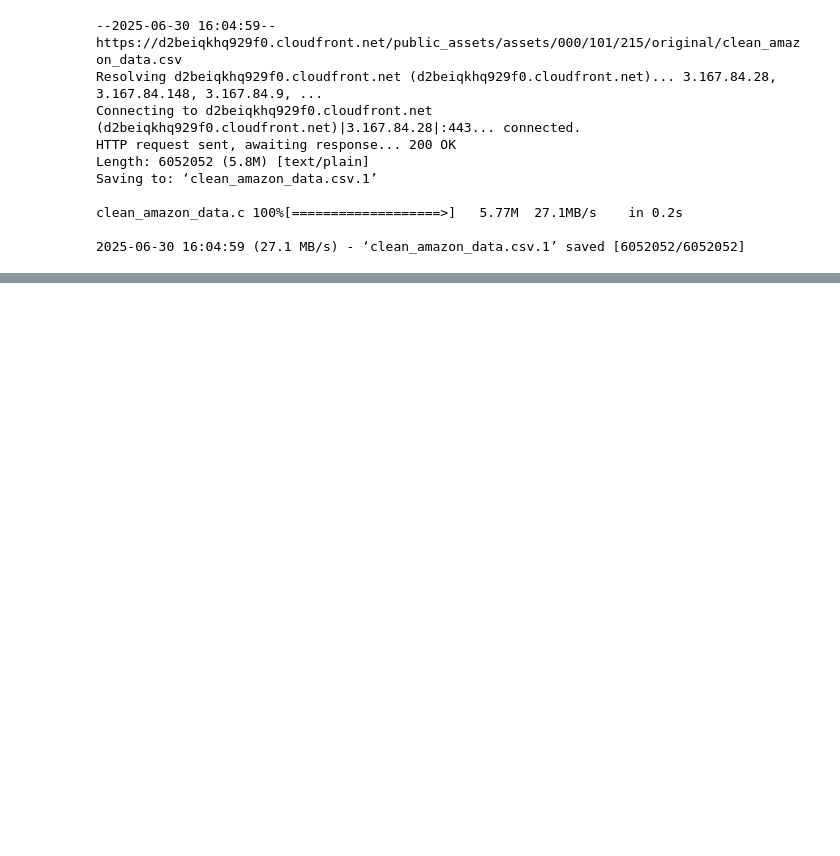
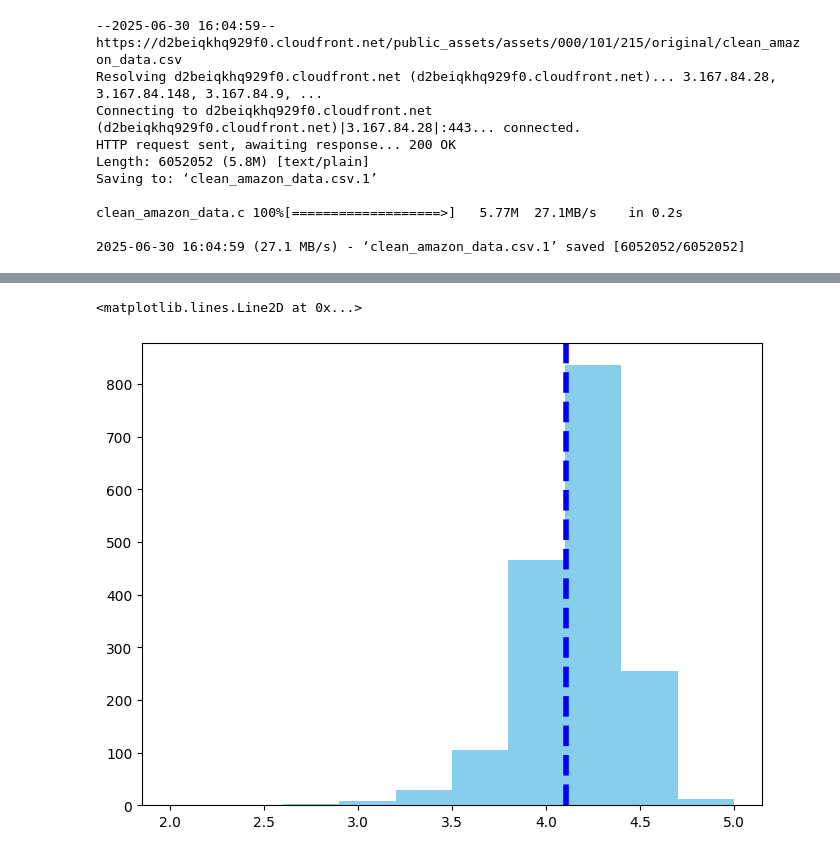
Before and after one commit to arpit01101993/scalar_module1, a Jupyter notebook: DAV5(My).ipynb, the cells around one changed output, grey strips where cells are left out. Saved outputs shown, nothing was run; the diff lists cells and outputs as text; code cells hidden in the pictures; blank space fills up the shorter version.

```diff
--- a/DAV5(My).ipynb
+++ b/DAV5(My).ipynb
@@ -172,0 +240,7 @@ clean_amazon_data.c 100%[===================>]   5.77M  27.1MB/s    in 0.2s
+# %%
+plt.figure(figsize=(8,6))
+plt.hist(df['rating'], bins = 10, color = "skyblue")
+plt.axvline(mean_rating, color = "blue", linestyle = "--", linewidth = 4)
+# %% [output]
+<matplotlib.lines.Line2D at 0x...>
+[figure, added]
```
Also changed, not shown: parts of 11 cells of this notebook.
